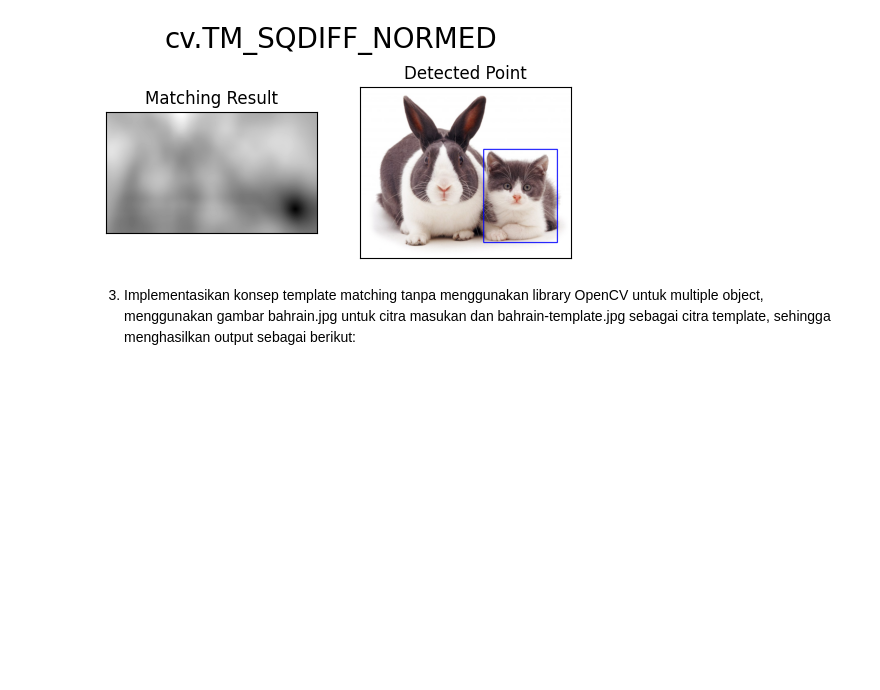
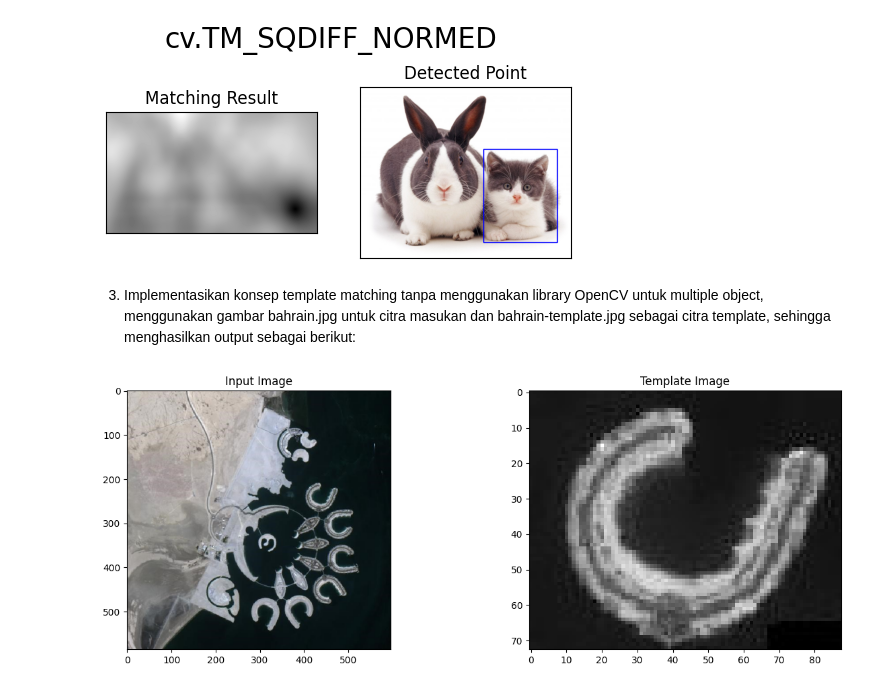
Before and after one commit to Arainal0112/PCVK_Ganjil_2023, a Jupyter notebook: Week11.ipynb, the cells around one changed output. Cells and saved outputs as stored; diff of their text form; code cells hidden in the pictures; blank space fills up the shorter version.

```diff
--- a/Week11.ipynb
+++ b/Week11.ipynb
@@ -118,3 +118,17 @@ for meth in methods:
 # %% [markdown]
 3. Implementasikan konsep template matching tanpa menggunakan library OpenCV untuk multiple object, menggunakan gambar bahrain.jpg untuk citra masukan dan bahrain-template.jpg sebagai citra template, sehingga menghasilkan output sebagai
 berikut:
+# %%
+# TM_SQDIFF
+img_input = cv.imread('/content/drive/MyDrive/PCVK/bahrain.jpg')
+img_input = cv.cvtColor(img_input, cv.COLOR_BGR2RGB)
+
+img_template = cv.imread('/content/drive/MyDrive/PCVK/bahrain-template.jpg',cv.IMREAD_GRAYSCALE)
+
+fig, axes = plt.subplots(1, 2, figsize=(15,5))
+for i, (image, title) in enumerate([(img_input, 'Input Image'), (img_template, 'Template Image')]):
+    axes[i].imshow(image, cmap='gray' if i == 1 else None)
+    axes[i].set_title(title)
+plt.show()
+# %% [output]
+[figure, added]
```
Also changed, not shown: parts of 1 cell of this notebook.
